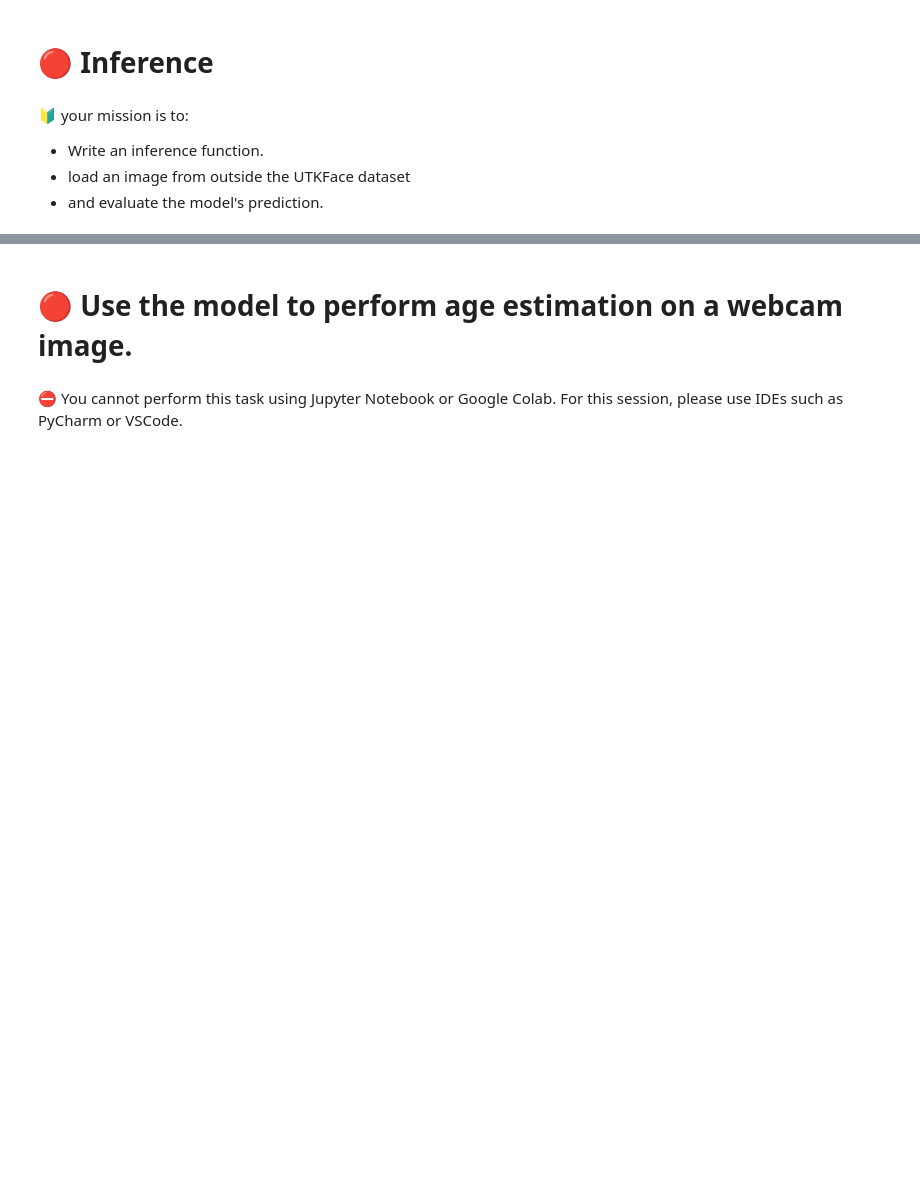
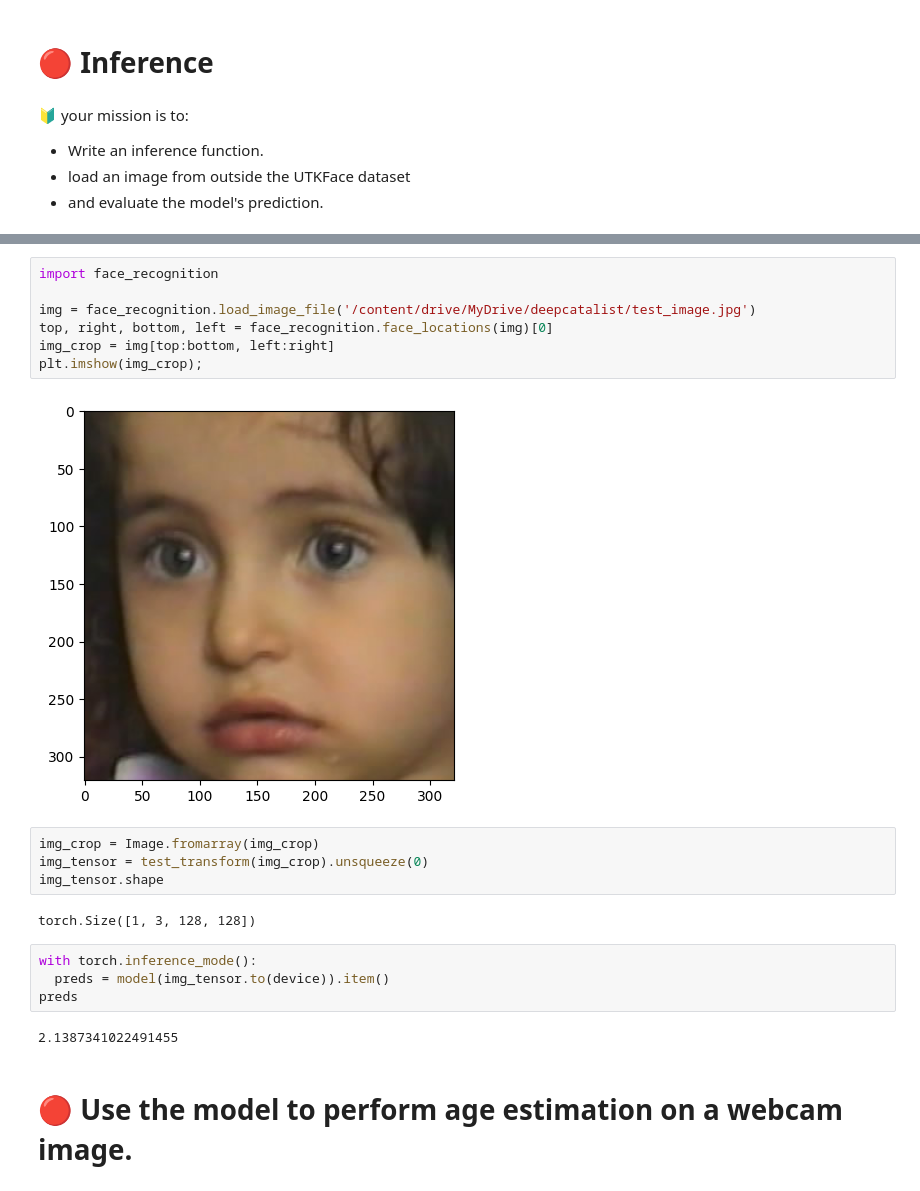
Before and after one commit to shgyg99/Age-Estimation, a Jupyter notebook: Age_estimation.ipynb, the cells around one changed output, grey strips where cells are left out. Saved outputs shown, nothing was run; the diff lists cells and outputs as text; blank space fills up the shorter version.

```diff
--- a/Age_estimation.ipynb
+++ b/Age_estimation.ipynb
@@ -624,4 +680,23 @@ plt.show()
+# %%
+import face_recognition
+
+img = face_recognition.load_image_file('/content/drive/MyDrive/deepcatalist/test_image.jpg')
+top, right, bottom, left = face_recognition.face_locations(img)[0]
+img_crop = img[top:bottom, left:right]
+plt.imshow(img_crop);
+# %% [output]
+[figure, added]
+# %%
+img_crop = Image.fromarray(img_crop)
+img_tensor = test_transform(img_crop).unsqueeze(0)
+img_tensor.shape
+# %% [output]
+torch.Size([1, 3, 128, 128])
+# %%
+with torch.inference_mode():
+  preds = model(img_tensor.to(device)).item()
+preds
+# %% [output]
+2.1387341022491455
 # %% [markdown]
 # 🔴 **Use the model to perform age estimation on a webcam image.**
-# %% [markdown]
-⛔️ You cannot perform this task using Jupyter Notebook or Google Colab. For this session, please use IDEs such as PyCharm or VSCode.
```
Also changed, not shown: parts of 22 cells of this notebook, 4 other files.
